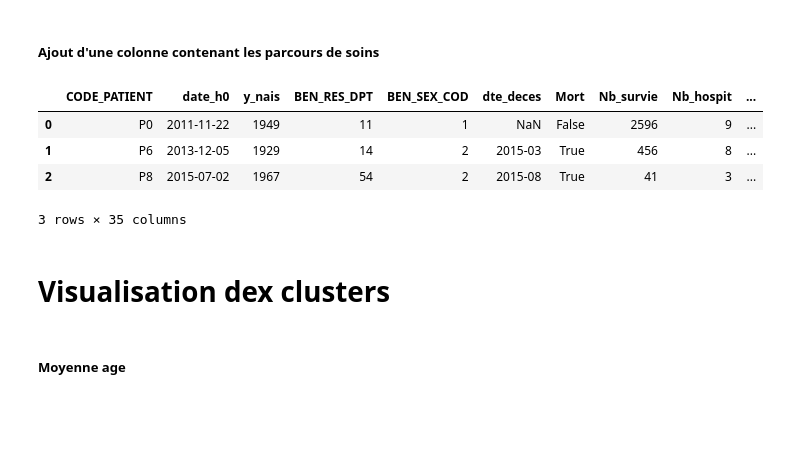
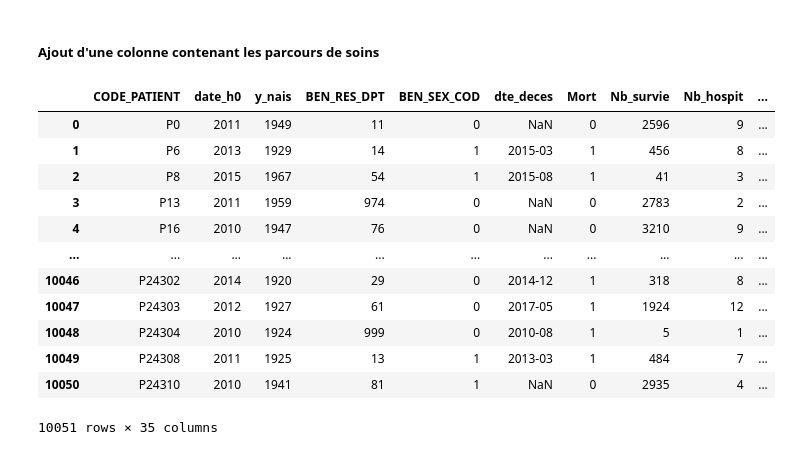
Before and after one commit to Kirscher/TextMining_Parcours_de_soin, a Jupyter notebook: Clustering/KMedoids_all_distances.ipynb, the cells around one changed output. Drawn from its saved outputs; the diff is of its cells as text; code cells hidden in the pictures; blank space fills up the shorter version.

```diff
--- a/Clustering/KMedoids_all_distances.ipynb
+++ b/Clustering/KMedoids_all_distances.ipynb
@@ -203,6 +184,8 @@ def calculate_distances(args):
     distance_function = dict_distance_function[distance]
     distances = custom_pairwise_distances(data, distance_function)
     return {distance: distances}
+# %%
+X_patient = X_patient[:1000]
 # %%
 with tqdm(total=len(dict_distance_function)) as pbar:
     with concurrent.futures.ProcessPoolExecutor() as exe:
@@ -342,9 +319,3 @@ calculate_all_scores_for_distance(distance)
-# %%
-if __name__ == '__main__':
-    list_distances = list(dict_distance_function.keys())
-    for i in tqdm(range(len(list_distances))):
-        distance = list_distances[0]
-        calculate_all_scores_for_distance(distance)
 # %%
 def convert_to_dict(dic):
     distances_dic = dict()
@@ -396,12 +373,13 @@ utiliser la méthode du coude n'est pas la meilleure option; il faut plutôt che
 # %% [markdown]
 Tout est résumé ici: https://towardsdatascience.com/are-you-still-using-the-elbow-method-5d271b3063bd
 # %%
-fig, axs = plt.subplots(len(silhouette_scores), 2, figsize=(10, 5*len(silhouette_scores)))
+fig, axs = plt.subplots(len(silhouette_scores), 2, figsize=(12, 5*len(silhouette_scores)))
 
 for i, distance in enumerate(silhouette_scores.keys()):
     ax = axs[i]
     #plot bic score
-    ax[0].plot(range(2, len(bic_scores[distance])+2), bic_scores[distance], c = 'r', label = 'BIC score', marker='o')
+    ax[0].plot(range(2, len(bic_scores[distance])+2), bic_scores[distance], c = 'r',
+               label = 'BIC score', marker='o')
     ax[0].legend(loc='best')
     ax[0].grid('on')
     ax[0].set_xlabel('Nombre de clusters')
@@ -409,7 +387,8 @@ for i, distance in enumerate(silhouette_scores.keys()):
     #ax[0].set_title('BIC score en fonction du nombre de clusters')
 
     #plot silhouette scores
-    ax[1].plot(range(2, len(silhouette_scores[distance])+2), silhouette_scores[distance], c = 'r', label = 'Silhouette score', marker='o')
+    ax[1].plot(range(2, len(silhouette_scores[distance])+2), silhouette_scores[distance], c = 'r',
+               label = 'Silhouette score', marker='o')
     ax[1].legend(loc='best')
     ax[1].grid('on')
     ax[1].set_xlabel('clusters')
@@ -436,6 +426,8 @@ for distance in silhouette_scores.keys():
 # Implement K-Medoids
 # %%
 n_clusters = 20
+# %%
+distances = dict_distances['custom']
 # %%
 kmedoids = KMedoids(n_clusters=n_clusters, metric='precomputed')
 kmedoids.fit(distances)
@@ -473,11 +465,19 @@ for i, patient in enumerate(X_patient):
     p_soin = convert_to_sentence(patient)
     base_patient.loc[i, 'p_soins'] = p_soin
 # %%
-base_patient.head(3)
+base_patient
 # %% [output]
 |  | CODE_PATIENT | date_h0 | y_nais | BEN_RES_DPT | BEN_SEX_COD | dte_deces | Mort | Nb_survie | Nb_hospit | ... |
-| 0 | P0 | 2011-11-22 | 1949 | 11 | 1 | NaN | False | 2596 | 9 | ... |
-| 1 | P6 | 2013-12-05 | 1929 | 14 | 2 | 2015-03 | True | 456 | 8 | ... |
-| 2 | P8 | 2015-07-02 | 1967 | 54 | 2 | 2015-08 | True | 41 | 3 | ... |
+| 0 | P0 | 2011 | 1949 | 11 | 0 | NaN | 0 | 2596 | 9 | ... |
+| 1 | P6 | 2013 | 1929 | 14 | 1 | 2015-03 | 1 | 456 | 8 | ... |
+| 2 | P8 | 2015 | 1967 | 54 | 1 | 2015-08 | 1 | 41 | 3 | ... |
+| 3 | P13 | 2011 | 1959 | 974 | 0 | NaN | 0 | 2783 | 2 | ... |
+| 4 | P16 | 2010 | 1947 | 76 | 0 | NaN | 0 | 3210 | 9 | ... |
+| ... | ... | ... | ... | ... | ... | ... | ... | ... | ... | ... |
+| 10046 | P24302 | 2014 | 1920 | 29 | 0 | 2014-12 | 1 | 318 | 8 | ... |
+| 10047 | P24303 | 2012 | 1927 | 61 | 0 | 2017-05 | 1 | 1924 | 12 | ... |
+| 10048 | P24304 | 2010 | 1924 | 999 | 0 | 2010-08 | 1 | 5 | 1 | ... |
+| 10049 | P24308 | 2011 | 1925 | 13 | 1 | 2013-03 | 1 | 484 | 7 | ... |
+| 10050 | P24310 | 2010 | 1941 | 81 | 1 | NaN | 0 | 2935 | 4 | ... |
-3 rows × 35 columns
+10051 rows × 35 columns
 # %%
@@ -485,2 +484,0 @@ base_patient.to_csv("../data/profil_patient_cluster.csv", index=False)
-# %% [markdown]
-# Visualisation dex clusters
@@ -489,2 +484,0 @@ clusters = kmedoids.labels_
-# %% [markdown]
-##### Moyenne age
```
Also changed, not shown: parts of 17 cells of this notebook, 2 other files.
